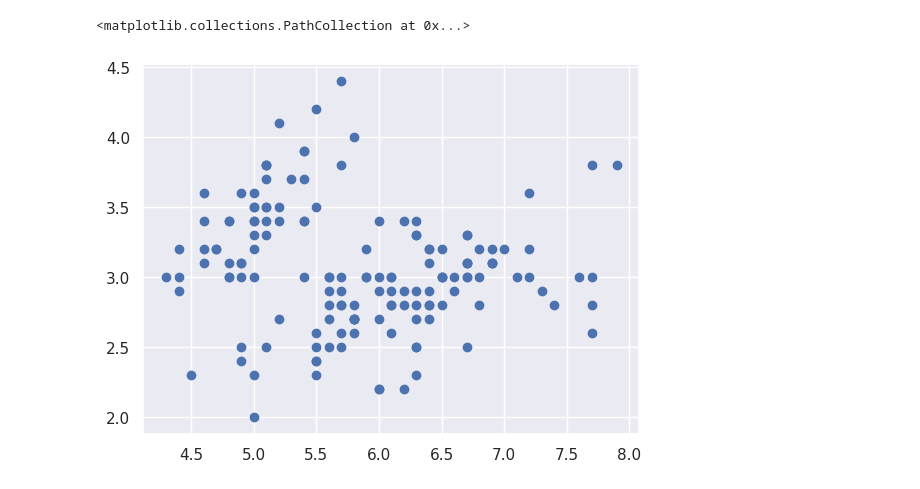
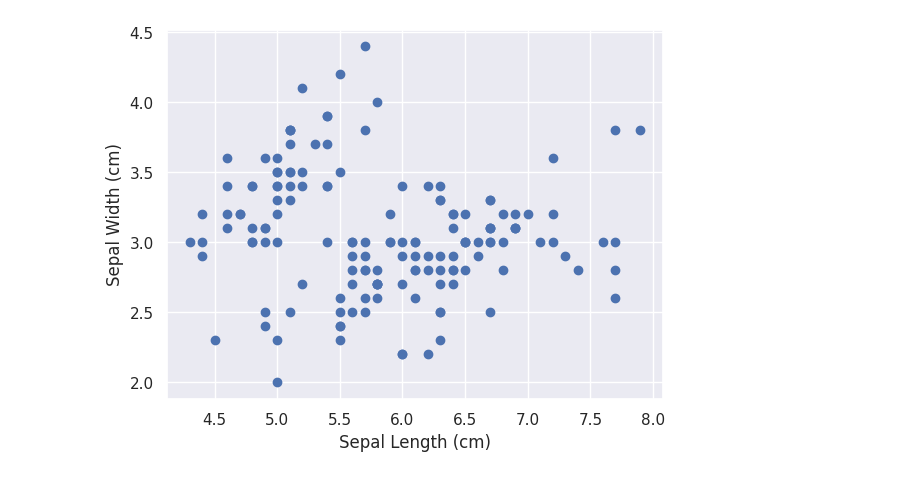
Before and after one commit to Sandrocamargo/data-mining, a Jupyter notebook: Python/md07_clustering.ipynb, the cells around one changed output. Cells and saved outputs as stored; diff of their text form; code cells hidden in the pictures.

```diff
--- a/Python/md07_clustering.ipynb
+++ b/Python/md07_clustering.ipynb
@@ -13,6 +41,10 @@ iris = datasets.load_iris()
-# %%
-plt.scatter(iris.data[:, 0], iris.data[:, 1])
-# %% [output]
-<matplotlib.collections.PathCollection at 0x...>
-[figure, removed]
+# %%
+# ScatterPlot
+# To display a two-dimensional graph, 2 out of the 4 available attributes were selected.
+plt.scatter(data.iloc[:,0], data.iloc[:,1])
+plt.xlabel("Sepal Length (cm)")
+plt.ylabel("Sepal Width (cm)")
+plt.show()
+# %% [output]
+[figure, added]
 # %%
```
Also changed, not shown: parts of 9 cells of this notebook.
